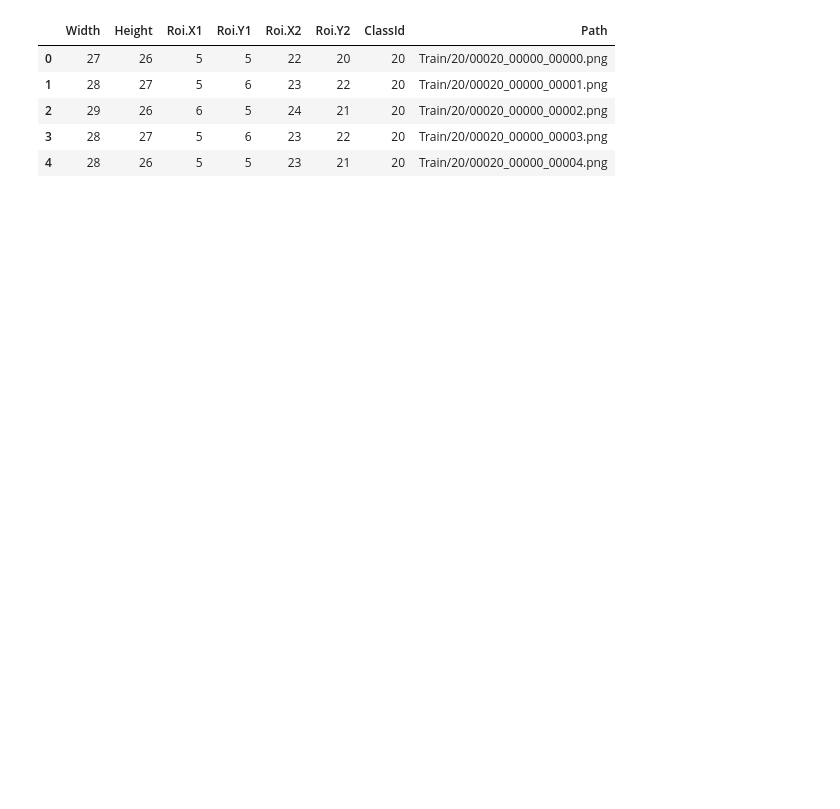
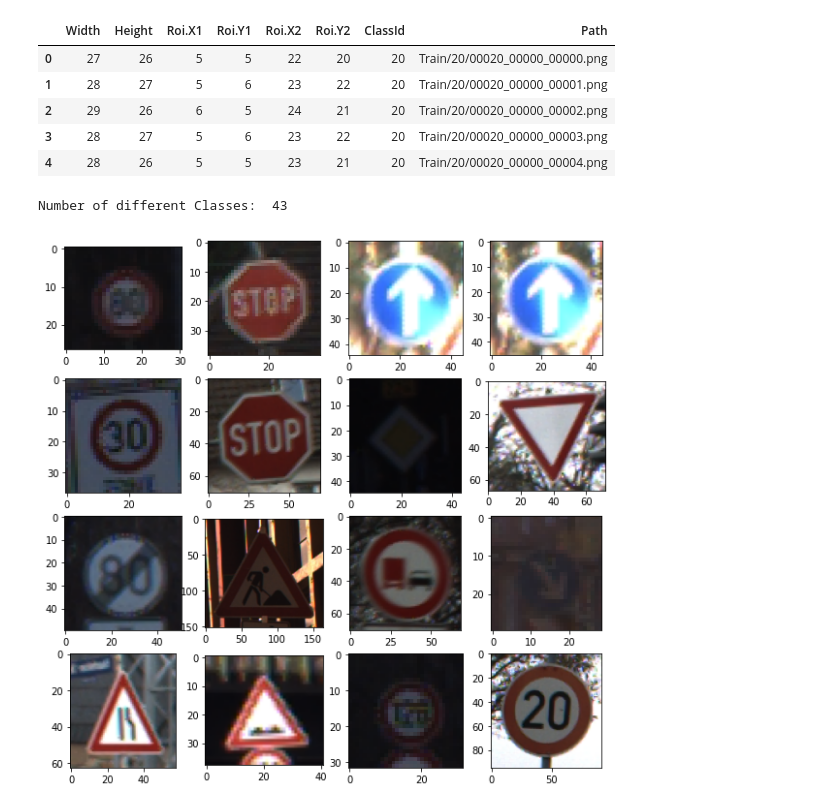
Before and after one commit to nsakib0011/ML-Projects, a Jupyter notebook: Traffic Sign Classify Using CNN.ipynb, the cells around one changed output. Cells and saved outputs as stored; diff of their text form; code cells hidden in the pictures; blank space fills up the shorter version.

```diff
--- a/Traffic Sign Classify Using CNN.ipynb
+++ b/Traffic Sign Classify Using CNN.ipynb
@@ -20,3 +20,21 @@ train_data.head()
 | 2 | 29 | 26 | 6 | 5 | 24 | 21 | 20 | Train/20/00020_00000_00002.png |
 | 3 | 28 | 27 | 5 | 6 | 23 | 22 | 20 | Train/20/00020_00000_00003.png |
 | 4 | 28 | 26 | 5 | 5 | 23 | 21 | 20 | Train/20/00020_00000_00004.png |
+# %%
+class_type = train_data['ClassId'].nunique()
+print("Number of different Classes: ", class_type)
+
+img_src = train_data["Path"]
+num_rows = train_data['ClassId'].count()
+
+sample = plt.subplots(4,4, figsize=(10,10))
+for i in range(16):
+    plt.subplot(4,4,i+1)
+    ind = np.random.randint(num_rows)
+    plt.imshow(plt.imread(img_src[ind]))
+#     plt.imshow(plt.imread(train_data["Path"][np.random.randint(num_rows)]))
+
+plt.show()
+# %% [output]
+Number of different Classes:  43
+[figure, added]
```
Also changed, not shown: parts of 1 cell of this notebook.
